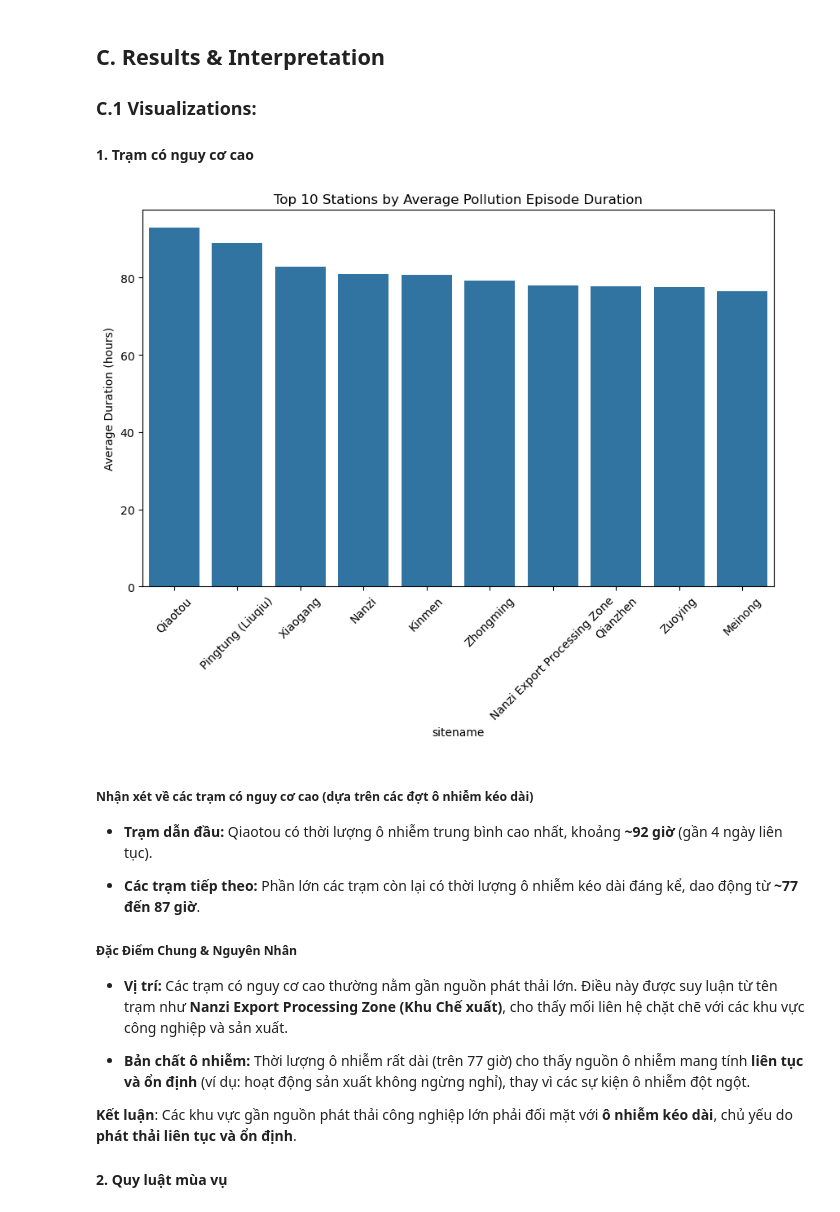
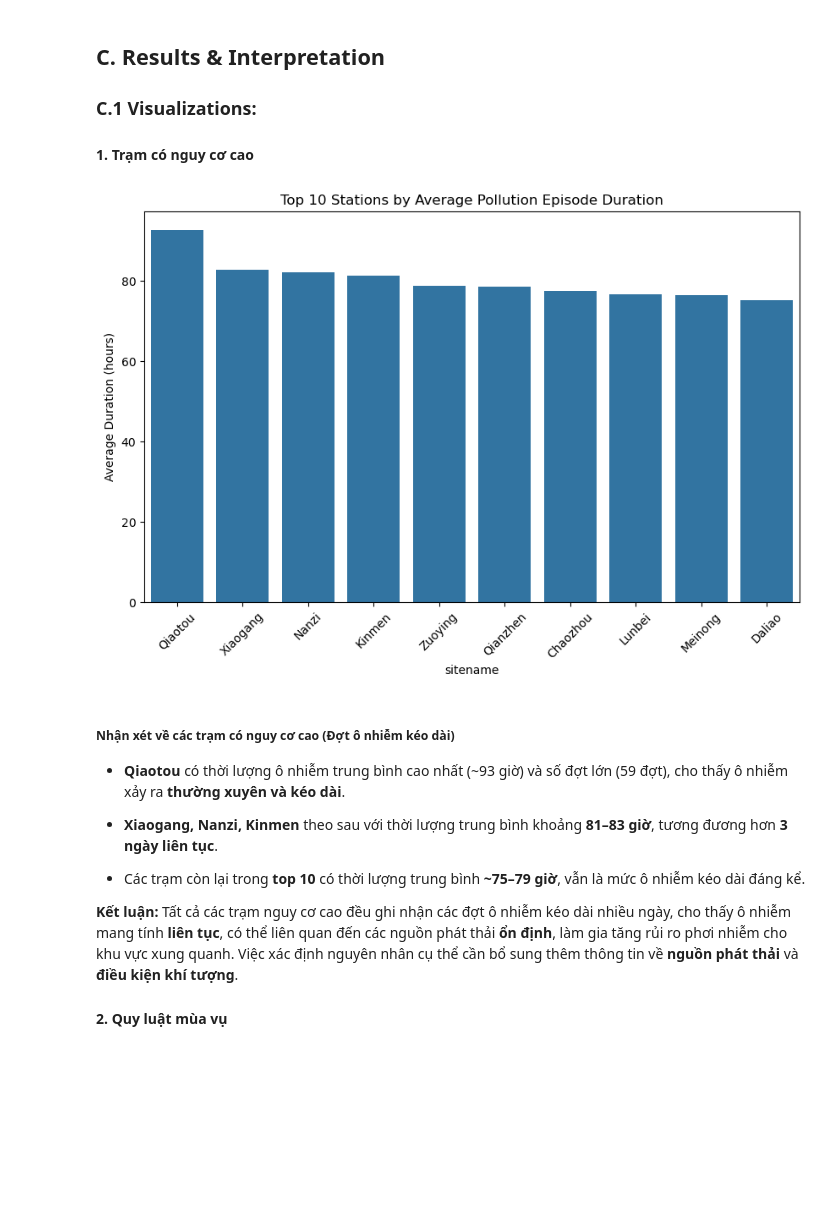
Before and after one commit to AnhTuan28112005/Taiwan-Air-Quality, a Jupyter notebook: meaningful_question.ipynb, the cells around one changed output. Drawn from its saved outputs; the diff is of its cells as text; code cells hidden in the pictures; blank space fills up the shorter version.

```diff
--- a/meaningful_question.ipynb
+++ b/meaningful_question.ipynb
@@ -493,6 +493,14 @@ station_summary = episodes_by_station.groupby('sitename').agg(
     avg_duration=('duration_hours', 'mean'),
     max_duration=('duration_hours', 'max')
 ).sort_values('avg_duration', ascending=False)
+
+# Chỉ giữ các trạm có trên 10 đợt ô nhiễm
+station_summary_filtered = station_summary[station_summary['num_episodes'] > 10]
+
+# Sắp xếp và lấy top 10
+top10 = station_summary_filtered.sort_values(
+    'avg_duration', ascending=False
+).head(10)
 
 # 2. Summary theo mùa
 season_summary = episodes_by_station.groupby('season').agg(
@@ -502,7 +510,7 @@ season_summary = episodes_by_station.groupby('season').agg(
 ).sort_index()
 
 # Display summaries
-print("Summary by Station:\n", station_summary.head())
+print("Summary by Station:\n", top10)
 print("\nSummary by Season:\n", season_summary)
 # %% [output]
 Summary by Station:
@@ -528,29 +537,25 @@ Winter           621     74.956522         345.0
 #### 1. Trạm có nguy cơ cao
 # %%
 # 1. Top 10 trạm có đợt ô nhiễm dài nhất
-top10 = station_summary.head(10)
+# Vẽ bar plot
 plt.figure(figsize=(10,6))
 sns.barplot(x=top10.index, y=top10['avg_duration'])
 plt.xticks(rotation=45)
 plt.ylabel("Average Duration (hours)")
 plt.title("Top 10 Stations by Average Pollution Episode Duration")
 plt.show()
 # %% [output]
-[figure, old version]
+[figure, new version]
 # %% [markdown]
-##### Nhận xét về các trạm có nguy cơ cao (dựa trên các đợt ô nhiễm kéo dài)
+##### Nhận xét về các trạm có nguy cơ cao  (Đợt ô nhiễm kéo dài)
 
-- **Trạm dẫn đầu:** Qiaotou có thời lượng ô nhiễm trung bình cao nhất, khoảng **~92 giờ** (gần 4 ngày liên tục).
+- **Qiaotou** có thời lượng ô nhiễm trung bình cao nhất (~93 giờ) và số đợt lớn (59 đợt), cho thấy ô nhiễm xảy ra **thường xuyên và kéo dài**.
 
-- **Các trạm tiếp theo:** Phần lớn các trạm còn lại có thời lượng ô nhiễm kéo dài đáng kể, dao động từ **~77 đến 87 giờ**.
+- **Xiaogang, Nanzi, Kinmen** theo sau với thời lượng trung bình khoảng **81–83 giờ**, tương đương hơn **3 ngày liên tục**.
 
-##### Đặc Điểm Chung & Nguyên Nhân
+- Các trạm còn lại trong **top 10** có thời lượng trung bình **~75–79 giờ**, vẫn là mức ô nhiễm kéo dài đáng kể.
 
-- **Vị trí:** Các trạm có nguy cơ cao thường nằm gần nguồn phát thải lớn. Điều này được suy luận từ tên trạm như **Nanzi Export Processing Zone (Khu Chế xuất)**, cho thấy mối liên hệ chặt chẽ với các khu vực công nghiệp và sản xuất.
-
-- **Bản chất ô nhiễm:**  Thời lượng ô nhiễm rất dài (trên 77 giờ) cho thấy nguồn ô nhiễm mang tính **liên tục và ổn định** (ví dụ: hoạt động sản xuất không ngừng nghỉ), thay vì các sự kiện ô nhiễm đột ngột.
-
-**Kết luận**: Các khu vực gần nguồn phát thải công nghiệp lớn phải đối mặt với **ô nhiễm kéo dài**, chủ yếu do **phát thải liên tục và ổn định**.
+**Kết luận:** Tất cả các trạm nguy cơ cao đều ghi nhận các đợt ô nhiễm kéo dài nhiều ngày, cho thấy ô nhiễm mang tính **liên tục**, có thể liên quan đến các nguồn phát thải **ổn định**, làm gia tăng rủi ro phơi nhiễm cho khu vực xung quanh. Việc xác định nguyên nhân cụ thể cần bổ sung thêm thông tin về **nguồn phát thải** và **điều kiện khí tượng**.
 
 #### 2. Quy luật mùa vụ
 # %%
```
Also changed, not shown: parts of 4 cells of this notebook.
